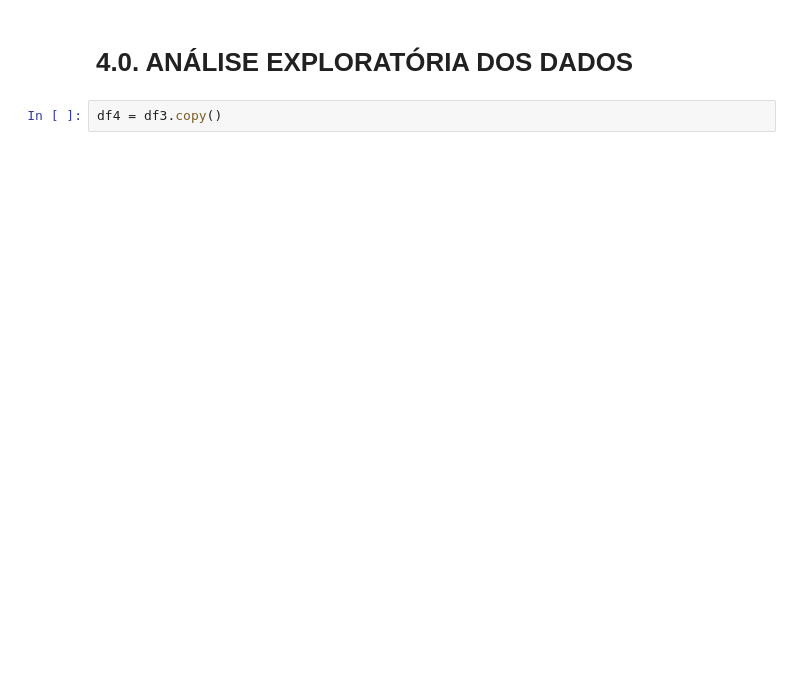
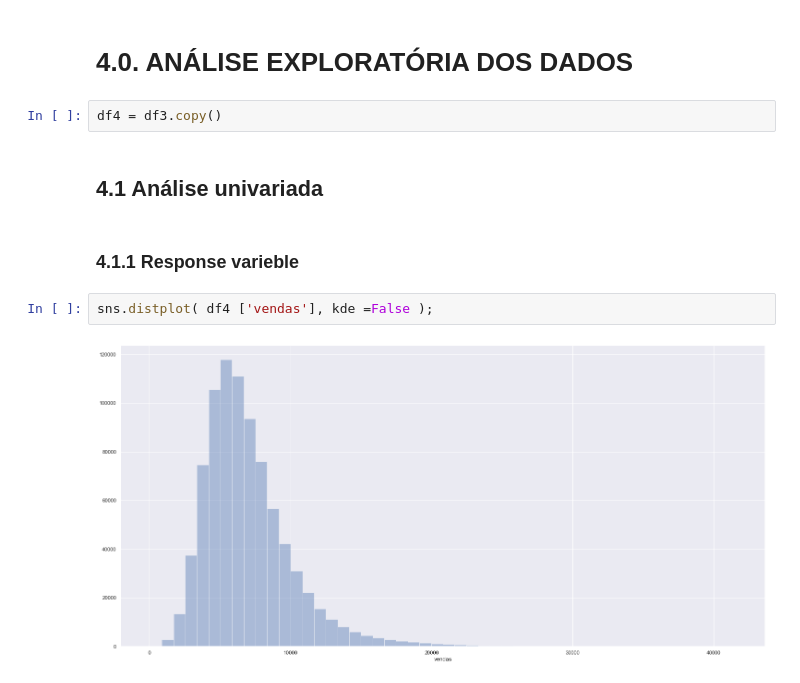
Before and after one commit to Emanoelgenez/Ds_em_Prod, a Jupyter notebook: NOTEBOOKS/04.ipynb, the cells around one changed output. Cells and saved outputs as stored; diff of their text form; blank space fills up the shorter version.

```diff
--- a/NOTEBOOKS/04.ipynb
+++ b/NOTEBOOKS/04.ipynb
@@ -506,3 +507,11 @@ Index(['loja', 'dia_da_semana', 'data', 'vendas', 'promo', 'state_holiday',
 # 4.0.  ANÁLISE EXPLORATÓRIA DOS DADOS
 # %%
 df4 = df3.copy()
+# %% [markdown]
+## 4.1 Análise univariada
+# %% [markdown]
+### 4.1.1 Response varieble
+# %%
+sns.distplot( df4 ['vendas'], kde =False );
+# %% [output]
+[figure, added]
```
Also changed, not shown: parts of 17 cells of this notebook.
